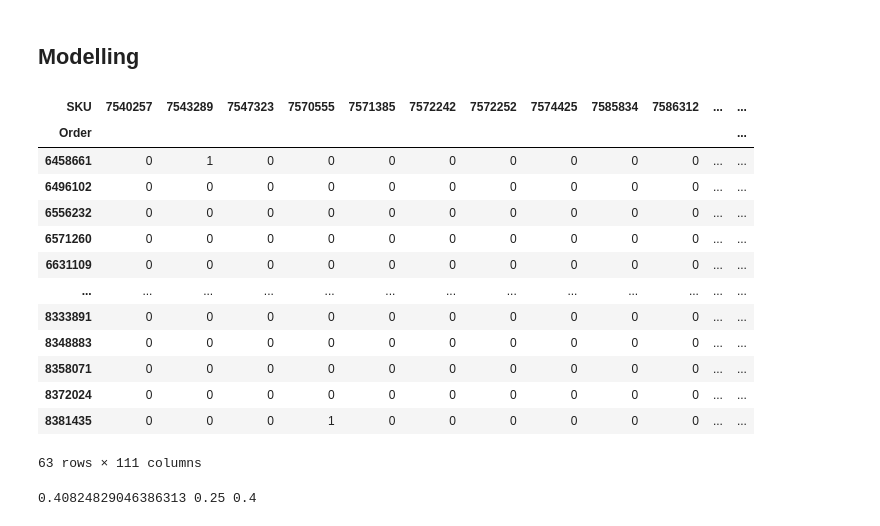
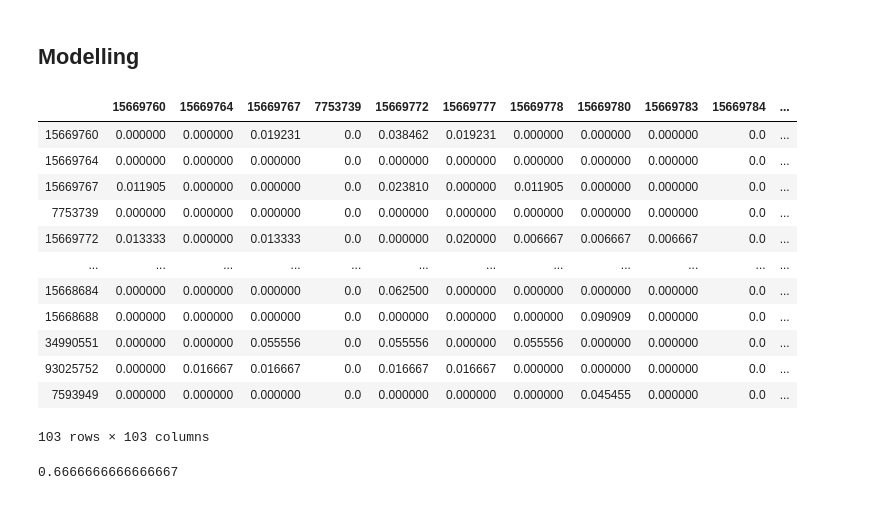
Before and after one commit to mrmachatschek/recommender_system, a Jupyter notebook: main.ipynb, the cells around one changed output. Saved outputs shown, nothing was run; the diff lists cells and outputs as text; code cells hidden in the pictures.

```diff
--- a/main.ipynb
+++ b/main.ipynb
@@ -184,29 +168,16 @@ df_rfq.rename(columns={'Order':'Frequency','SKU':'Quantity'},inplace=True)
 # %% [markdown]
 ## Modelling
 # %%
-def get_order_table(df, member):
+def get_order_table(df, member, orders_since=None, orders_until=None):
+    """Returns dataframe with order as rows and SKUs as columns, indicating whether SKU was bought in order or not.
     """
-    Returns dataframe with order as rows and SKUs as columns, indicating whether SKU was bought in order or not.
-    """
+    if orders_until == None:
+        orders_until = df.Date.max()
+    if orders_since == None:
+        orders_since = df.Date.min()
     df = df.sort_values("Date")
-    member_df = df[df.Member == member]
+    member_df = df[(df.Member == member) & (df.Date <= orders_until) & (df.Date >= orders_since)]
     return pd.crosstab(member_df.Order, member_df.SKU)
-get_order_table(df, "M64379")
-# %% [output]
-| SKU | 7540257 | 7543289 | 7547323 | 7570555 | 7571385 | 7572242 | 7572252 | 7574425 | 7585834 | 7586312 | ... | ... |
-| Order |  |  |  |  |  |  |  |  |  |  |  | ... |
-| 6458661 | 0 | 1 | 0 | 0 | 0 | 0 | 0 | 0 | 0 | 0 | ... | ... |
-| 6496102 | 0 | 0 | 0 | 0 | 0 | 0 | 0 | 0 | 0 | 0 | ... | ... |
-| 6556232 | 0 | 0 | 0 | 0 | 0 | 0 | 0 | 0 | 0 | 0 | ... | ... |
-| 6571260 | 0 | 0 | 0 | 0 | 0 | 0 | 0 | 0 | 0 | 0 | ... | ... |
-| 6631109 | 0 | 0 | 0 | 0 | 0 | 0 | 0 | 0 | 0 | 0 | ... | ... |
-| ... | ... | ... | ... | ... | ... | ... | ... | ... | ... | ... | ... | ... |
-| 8333891 | 0 | 0 | 0 | 0 | 0 | 0 | 0 | 0 | 0 | 0 | ... | ... |
-| 8348883 | 0 | 0 | 0 | 0 | 0 | 0 | 0 | 0 | 0 | 0 | ... | ... |
-| 8358071 | 0 | 0 | 0 | 0 | 0 | 0 | 0 | 0 | 0 | 0 | ... | ... |
-| 8372024 | 0 | 0 | 0 | 0 | 0 | 0 | 0 | 0 | 0 | 0 | ... | ... |
-| 8381435 | 0 | 0 | 0 | 1 | 0 | 0 | 0 | 0 | 0 | 0 | ... | ... |
-63 rows × 111 columns
 # %%
 def get_days_since_last_purchase(df, member, sku):
     """
@@ -220,9 +191,9 @@ def get_days_since_last_purchase(df, member, sku):
 # %%
 def square_matrix(df, member, date):
     """
-    Returns a square matrix with all SKU combinations for a member
+    Returns a square matrix with all SKU combinations of the orders of a member and the probability that they occur together.
     """
-    sliced_df = df[["Order", "SKU"]][(df.Member == member)&(df.MonthYear<=date)]
+    sliced_df = df[["Order", "SKU"]][(df.Member == member)&(df.Date<=date)]
     gps = sliced_df.groupby("Order")
     unqFet = list(set(sliced_df["SKU"]))
     final = pd.DataFrame(columns=unqFet, index=unqFet)
@@ -235,5 +206,20 @@ def square_matrix(df, member, date):
     final = final.div(final.sum(),axis=0)
     return final
 # %%
-a = square_matrix(df, "M09736","2014-09")
+a = square_matrix(df, "M09736", dt.datetime(2014,7,5))
+a
+# %% [output]
+|  | 15669760 | 15669764 | 15669767 | 7753739 | 15669772 | 15669777 | 15669778 | 15669780 | 15669783 | 15669784 | ... |
+| 15669760 | 0.000000 | 0.000000 | 0.019231 | 0.0 | 0.038462 | 0.019231 | 0.000000 | 0.000000 | 0.000000 | 0.0 | ... |
+| 15669764 | 0.000000 | 0.000000 | 0.000000 | 0.0 | 0.000000 | 0.000000 | 0.000000 | 0.000000 | 0.000000 | 0.0 | ... |
+| 15669767 | 0.011905 | 0.000000 | 0.000000 | 0.0 | 0.023810 | 0.000000 | 0.011905 | 0.000000 | 0.000000 | 0.0 | ... |
+| 7753739 | 0.000000 | 0.000000 | 0.000000 | 0.0 | 0.000000 | 0.000000 | 0.000000 | 0.000000 | 0.000000 | 0.0 | ... |
+| 15669772 | 0.013333 | 0.000000 | 0.013333 | 0.0 | 0.000000 | 0.020000 | 0.006667 | 0.006667 | 0.006667 | 0.0 | ... |
+| ... | ... | ... | ... | ... | ... | ... | ... | ... | ... | ... | ... |
+| 15668684 | 0.000000 | 0.000000 | 0.000000 | 0.0 | 0.062500 | 0.000000 | 0.000000 | 0.000000 | 0.000000 | 0.0 | ... |
+| 15668688 | 0.000000 | 0.000000 | 0.000000 | 0.0 | 0.000000 | 0.000000 | 0.000000 | 0.090909 | 0.000000 | 0.0 | ... |
+| 34990551 | 0.000000 | 0.000000 | 0.055556 | 0.0 | 0.055556 | 0.000000 | 0.055556 | 0.000000 | 0.000000 | 0.0 | ... |
+| 93025752 | 0.000000 | 0.016667 | 0.016667 | 0.0 | 0.016667 | 0.016667 | 0.000000 | 0.000000 | 0.000000 | 0.0 | ... |
+| 7593949 | 0.000000 | 0.000000 | 0.000000 | 0.0 | 0.000000 | 0.000000 | 0.000000 | 0.045455 | 0.000000 | 0.0 | ... |
+103 rows × 103 columns
 # %%
@@ -253,10 +240,18 @@ def sim_measure(sku1,sku2,distance):
-# %%
-#Example slides
-sku1 = [1, 1, 0, 0, 1]
-sku2 = [0, 1, 1, 0, 0]
-
-print(sim_measure(sku1,sku2,"cosine"),
-      sim_measure(sku1,sku2,"jaccard"),
-      sim_measure(sku1,sku2,"dice"))
-# %% [output]
-0.40824829046386313 0.25 0.4
+# %%
+recommended_items = [7543289, 15668688, 15668468, 34934495]
+test_start_date = dt.datetime(2014,7,5)
+member = "M64379"
+
+def evaluate_recommendation(member, recommended_items, test_start_date):
+    test_orders = get_order_table(df, member, orders_since=test_start_date)
+    recommended_order = [1 if i in recommended_items else 0 for i in test_orders.columns.values]
+
+    similarity_scores = []
+    for order_id, order in test_orders.iterrows():
+        score = measure_similarity(order.values, recommended_order, "jaccard")
+        similarity_scores.append(score)
+        return np.mean(similarity_scores)
+
+evaluate_recommendation(member, recommended_items, test_start_date)
+# %% [output]
+0.6666666666666667
```
Also changed, not shown: parts of 11 cells of this notebook.
